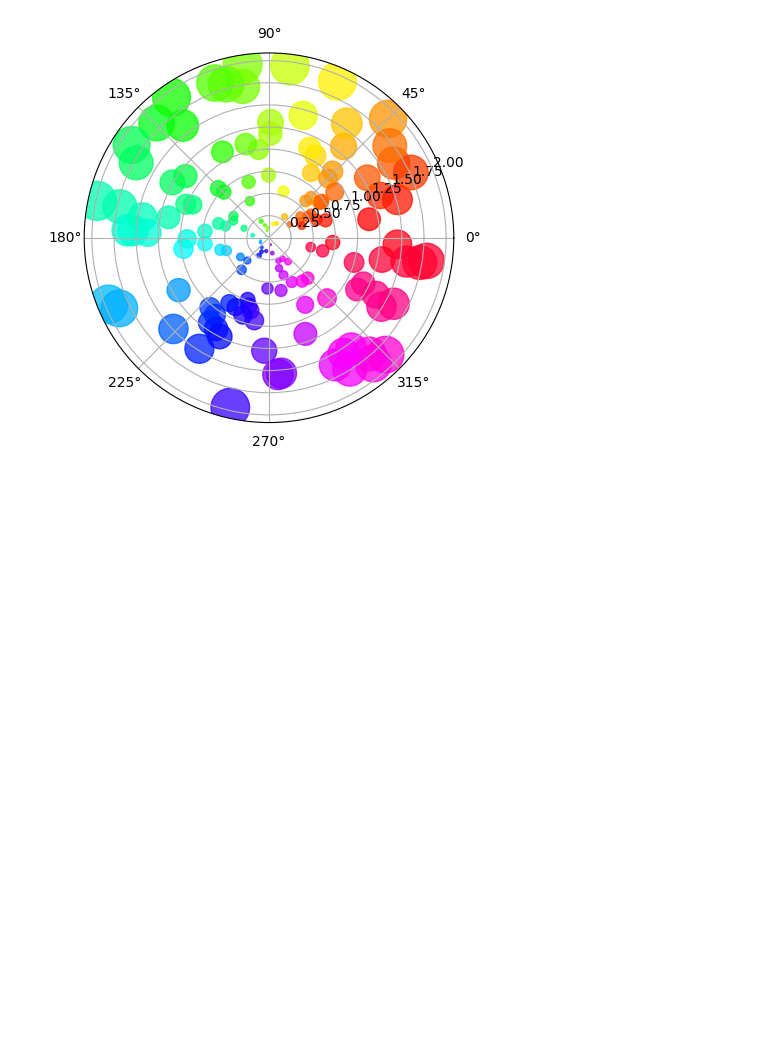
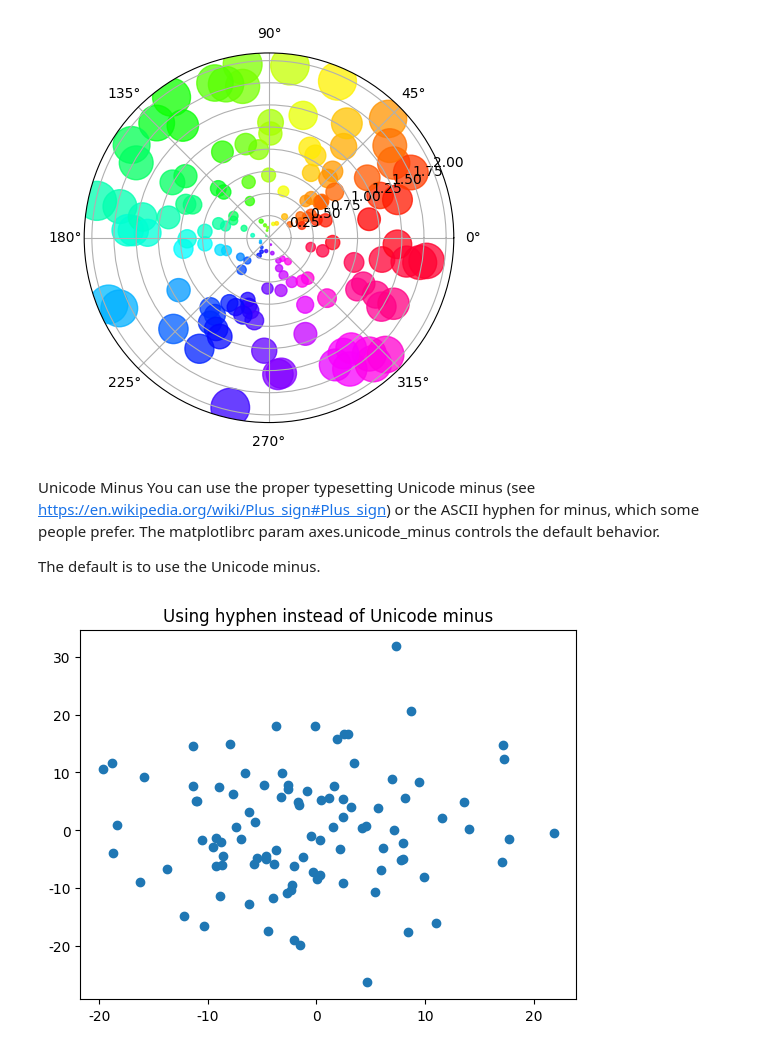
Before and after one commit to Snowstache/Matplotlib_Styles_Cheat_Sheet, a Jupyter notebook: Matplot Code Cheat Sheet 3 - Scatter Plots.ipynb, the cells around one changed output. Drawn from its saved outputs; the diff is of its cells as text; code cells hidden in the pictures; blank space fills up the shorter version.

```diff
--- a/Matplot Code Cheat Sheet 3 - Scatter Plots.ipynb
+++ b/Matplot Code Cheat Sheet 3 - Scatter Plots.ipynb
@@ -70,3 +70,23 @@ c = ax.scatter(theta, r, c=colors, s=area, cmap='hsv', alpha=0.75)
 plt.show()
 # %% [output]
 [figure]
+# %% [markdown]
+Unicode Minus
+You can use the proper typesetting Unicode minus (see
+https://en.wikipedia.org/wiki/Plus_sign#Plus_sign) or the ASCII hyphen
+for minus, which some people prefer.  The matplotlibrc param
+axes.unicode_minus controls the default behavior.
+
+The default is to use the Unicode minus.
+# %%
+import numpy as np
+import matplotlib
+import matplotlib.pyplot as plt
+
+matplotlib.rcParams['axes.unicode_minus'] = False
+fig, ax = plt.subplots()
+ax.plot(10*np.random.randn(100), 10*np.random.randn(100), 'o')
+ax.set_title('Using hyphen instead of Unicode minus')
+plt.show()
+# %% [output]
+[figure, added]
```
Also changed, not shown: 5 other files.
